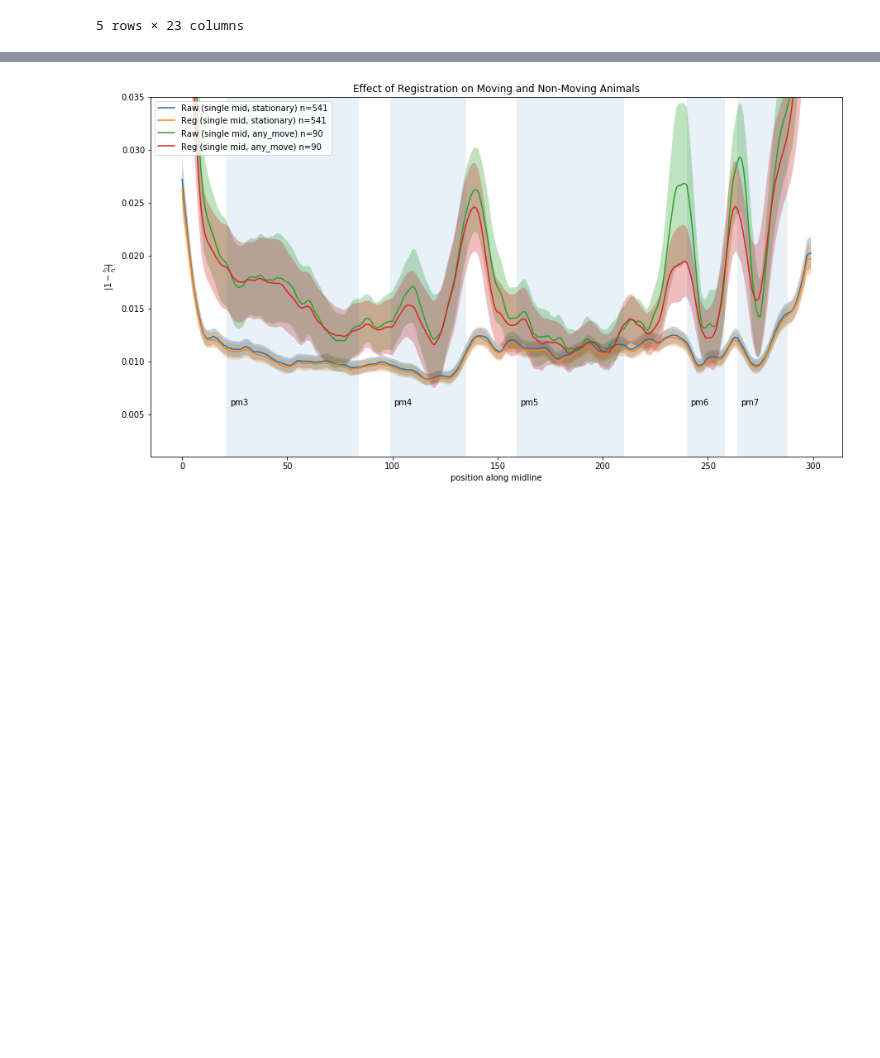
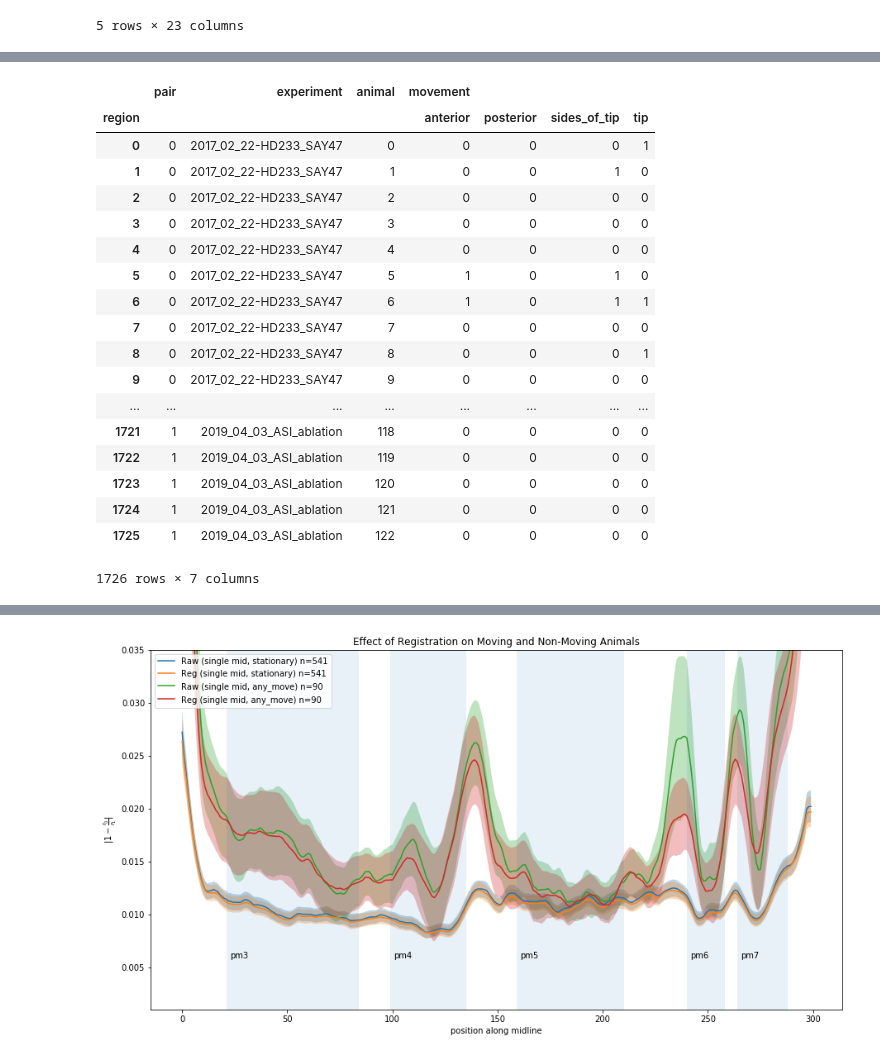
Before and after one commit to ApfeldLab/pharynx_redox, a Jupyter notebook: python/notebooks/Figures for Paper.ipynb, the cells around one changed output, grey strips where cells are left out. Drawn from its saved outputs; the diff is of its cells as text; code cells hidden in the pictures; blank space fills up the shorter version.

```diff
--- a/python/notebooks/Figures for Paper.ipynb
+++ b/python/notebooks/Figures for Paper.ipynb
@@ -77,3 +127,25 @@ scaled_regions = {
     region: (prof_len * np.asarray(regions[region])).astype(np.int)
     for region in regions.keys()
 }
+# %%
+all_mvmt
+# %% [output]
+|  | pair | experiment | animal | movement |  |  |  |
+| region |  |  |  | anterior | posterior | sides_of_tip | tip |
+| 0 | 0 | 2017_02_22-HD233_SAY47 | 0 | 0 | 0 | 0 | 1 |
+| 1 | 0 | 2017_02_22-HD233_SAY47 | 1 | 0 | 0 | 1 | 0 |
+| 2 | 0 | 2017_02_22-HD233_SAY47 | 2 | 0 | 0 | 0 | 0 |
+| 3 | 0 | 2017_02_22-HD233_SAY47 | 3 | 0 | 0 | 0 | 0 |
+| 4 | 0 | 2017_02_22-HD233_SAY47 | 4 | 0 | 0 | 0 | 0 |
+| 5 | 0 | 2017_02_22-HD233_SAY47 | 5 | 1 | 0 | 1 | 0 |
+| 6 | 0 | 2017_02_22-HD233_SAY47 | 6 | 1 | 0 | 1 | 1 |
+| 7 | 0 | 2017_02_22-HD233_SAY47 | 7 | 0 | 0 | 0 | 0 |
+| 8 | 0 | 2017_02_22-HD233_SAY47 | 8 | 0 | 0 | 0 | 1 |
+| 9 | 0 | 2017_02_22-HD233_SAY47 | 9 | 0 | 0 | 0 | 0 |
+| ... | ... | ... | ... | ... | ... | ... | ... |
+| 1721 | 1 | 2019_04_03_ASI_ablation | 118 | 0 | 0 | 0 | 0 |
+| 1722 | 1 | 2019_04_03_ASI_ablation | 119 | 0 | 0 | 0 | 0 |
+| 1723 | 1 | 2019_04_03_ASI_ablation | 120 | 0 | 0 | 0 | 0 |
+| 1724 | 1 | 2019_04_03_ASI_ablation | 121 | 0 | 0 | 0 | 0 |
+| 1725 | 1 | 2019_04_03_ASI_ablation | 122 | 0 | 0 | 0 | 0 |
+1726 rows × 7 columns
```
Also changed, not shown: parts of 5 cells of this notebook, 10 other files.
